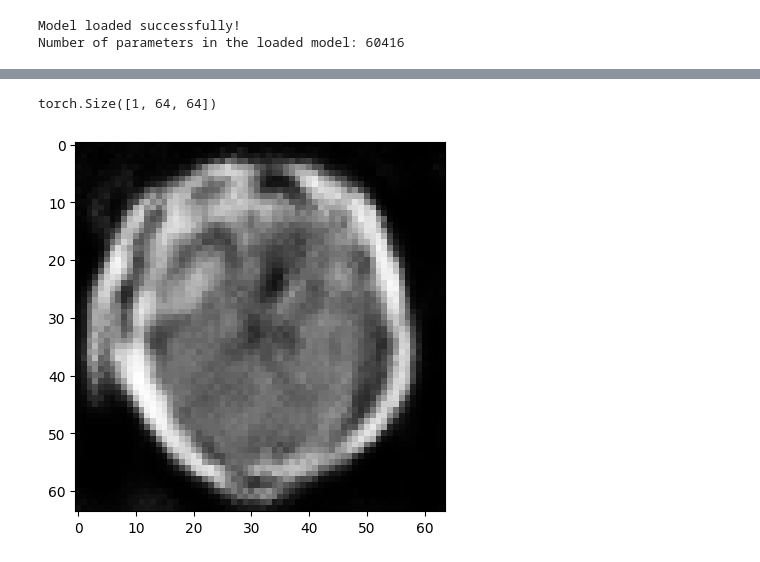
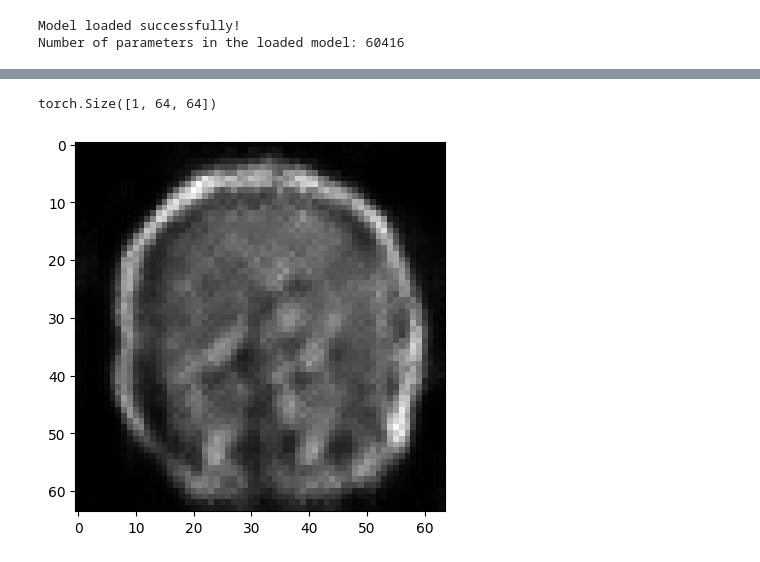
Before and after one commit to VectorJamo/Deep-Learning-Projects, a Jupyter notebook: Model Inversion/Tumor Inversion/Recovered Image Similarity - FedOpt & Tumor Dataset.ipynb, the cells around one changed output, grey strips where cells are left out. Cells and saved outputs as stored; diff of their text form; code cells hidden in the pictures.

```diff
--- a/Model Inversion/Tumor Inversion/Recovered Image Similarity - FedOpt & Tumor Dataset.ipynb
+++ b/Model Inversion/Tumor Inversion/Recovered Image Similarity - FedOpt & Tumor Dataset.ipynb
@@ -566,11 +493,11 @@ torch.Size([1, 3, 64, 64])
 # %%
-fake = class3_optimized_latent_vectors[2]
+fake = class0_optimized_latent_vectors[13]
 fake_img = gen(fake.to(device)).squeeze(dim=0)
 print(fake_img.shape)
 visualize_image(fake_img.detach().cpu())
 # %% [output]
 torch.Size([1, 64, 64])
-[figure, old version]
+[figure, new version]
 # %%
 # Get the features of the images
 features_original = get_feature(class1_original_image)
```
Also changed, not shown: parts of 23 cells of this notebook, 2 other files.
